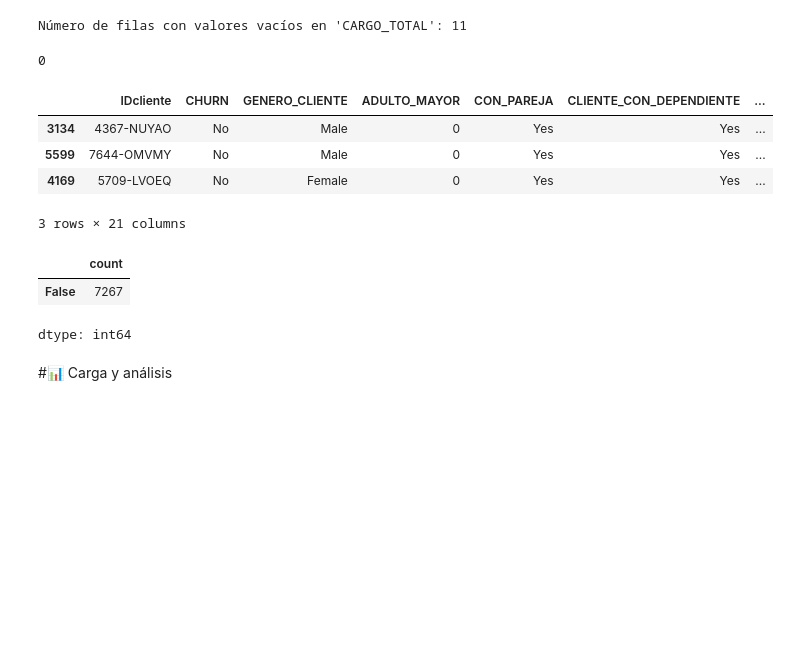
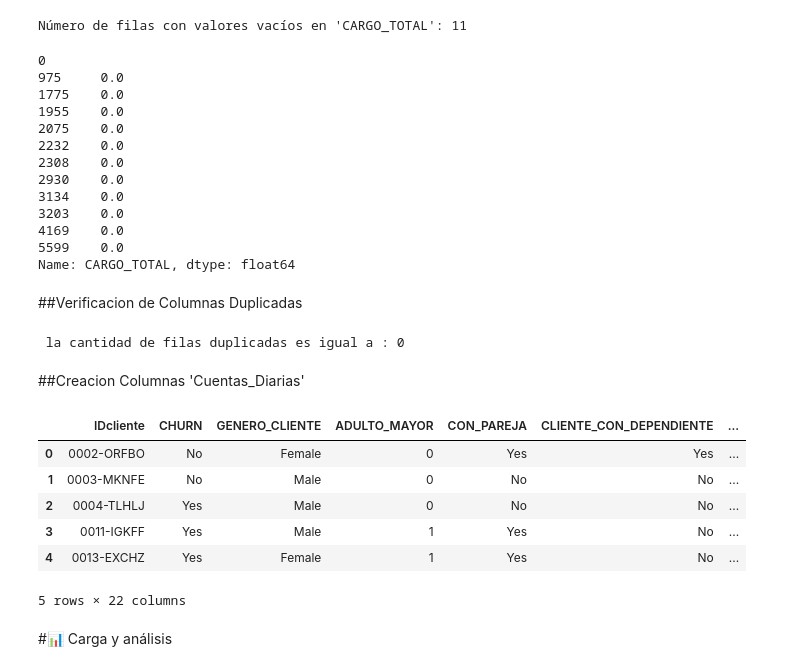
Before and after one commit to raohxxx/TelecomX_Challenge, a Jupyter notebook: TelecomX_LATAM.ipynb, the cells around one changed output. Cells and saved outputs as stored; diff of their text form; code cells hidden in the pictures; blank space fills up the shorter version.

Commit message:
creacion  cuentas diarias

```diff
--- a/TelecomX_LATAM.ipynb
+++ b/TelecomX_LATAM.ipynb
@@ -138,7 +138,7 @@ dtype: object
 # %%
 # Cambiar el tipo de la columna 'customerID' a string (str)
 df_final['customerID'] = df_final['customerID'].astype(str)
-df_final['customer_tenure'] = df_final['customer_tenure'].astype(int)
+df_final['customer_tenure'] = df_final['customer_tenure'].astype(float)
 # Cambiar el tipo de la columna 'account_Charges.Total' a float
 # Es importante manejar posibles errores o valores no numéricos antes de la conversión a float
 # Por ejemplo, puedes reemplazar valores no numéricos o usar errors='coerce'
@@ -247,21 +262,42 @@ df_final['CARGO_TOTAL'] = df_final['CARGO_TOTAL'].fillna(df_final['ANTIGUEDAD_CL
 
 # Verify if there are still NaNs in the column
 print(df_final['CARGO_TOTAL'].isna().sum())
-df_final.iloc[[3134,5599,4169]]
+#df_final.iloc[[3134,5599,4169]]
+print(df_final[df_final['ANTIGUEDAD_CLIENTE'] == 0]['CARGO_TOTAL'])
 # %% [output]
 0
+975     0.0
+1775    0.0
+1955    0.0
+2075    0.0
+2232    0.0
+2308    0.0
+2930    0.0
+3134    0.0
+3203    0.0
+4169    0.0
+5599    0.0
+Name: CARGO_TOTAL, dtype: float64
-|  | IDcliente | CHURN | GENERO_CLIENTE | ADULTO_MAYOR | CON_PAREJA | CLIENTE_CON_DEPENDIENTE | ... |
-| 3134 | 4367-NUYAO | No | Male | 0 | Yes | Yes | ... |
-| 5599 | 7644-OMVMY | No | Male | 0 | Yes | Yes | ... |
-| 4169 | 5709-LVOEQ | No | Female | 0 | Yes | Yes | ... |
-3 rows × 21 columns
-# %%
-filas_duplicadas=df_final.duplicated()
-filas_duplicadas.value_counts()
-# %% [output]
-|  | count |
-| False | 7267 |
-dtype: int64
+# %% [markdown]
+##Verificacion de Columnas Duplicadas
+# %%
+filas_duplicadas=df_final.duplicated()
+print(f' la cantidad de filas duplicadas es igual a : {filas_duplicadas.sum()}')
+# %% [output]
+ la cantidad de filas duplicadas es igual a : 0
+# %% [markdown]
+##Creacion Columnas 'Cuentas_Diarias'
+# %%
+df_final['Cuentas_Diarias']=(df_final['CARGO_MENSUAL']/30).round(2)
+df_final.head()
+# %% [output]
+|  | IDcliente | CHURN | GENERO_CLIENTE | ADULTO_MAYOR | CON_PAREJA | CLIENTE_CON_DEPENDIENTE | ... |
+| 0 | 0002-ORFBO | No | Female | 0 | Yes | Yes | ... |
+| 1 | 0003-MKNFE | No | Male | 0 | No | No | ... |
+| 2 | 0004-TLHLJ | Yes | Male | 0 | No | No | ... |
+| 3 | 0011-IGKFF | Yes | Male | 1 | Yes | No | ... |
+| 4 | 0013-EXCHZ | Yes | Female | 1 | Yes | No | ... |
+5 rows × 22 columns
 # %% [markdown]
 #📊 Carga y análisis
 # %% [markdown]
```
Also changed, not shown: parts of 3 cells of this notebook.
